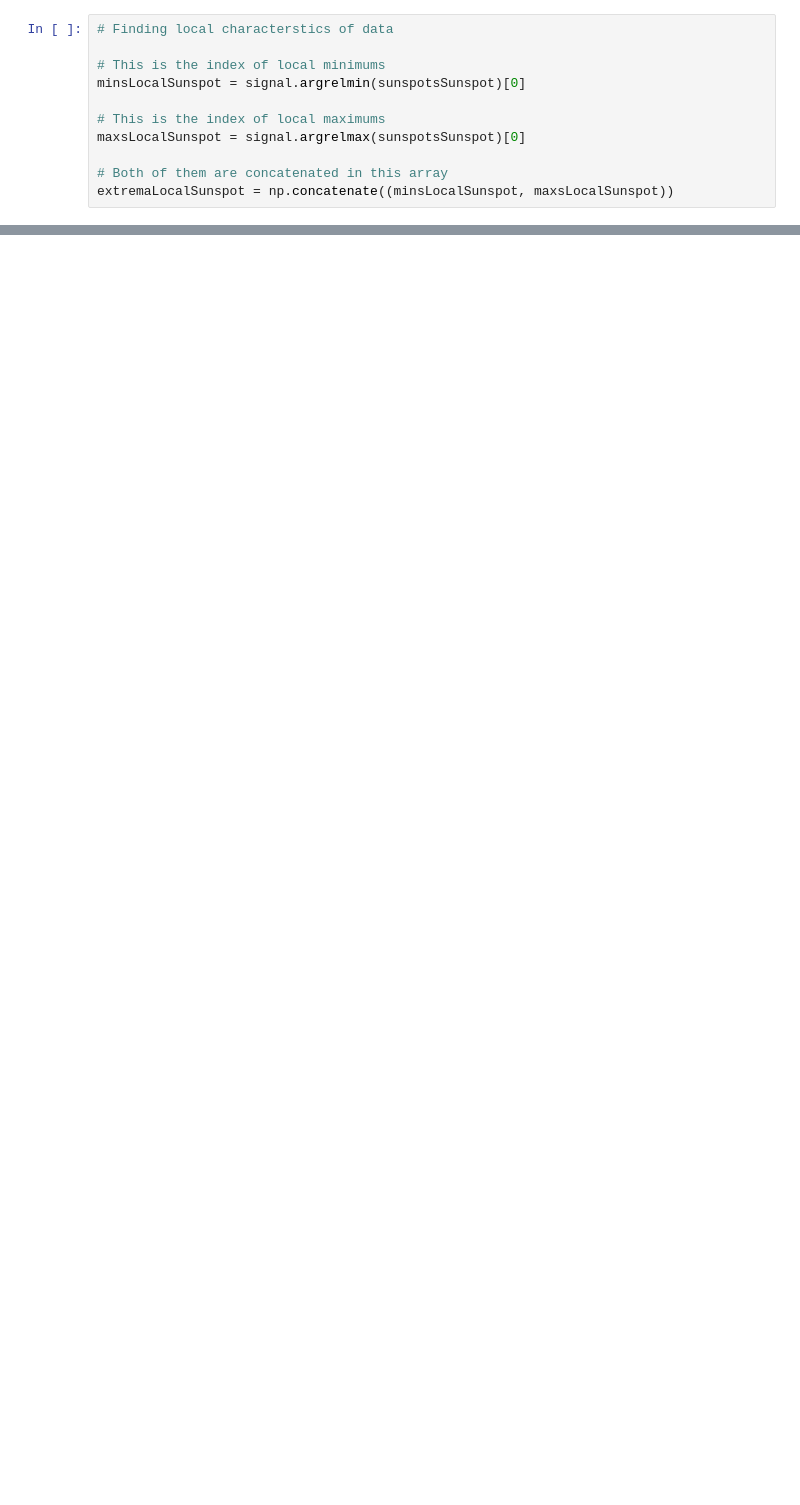
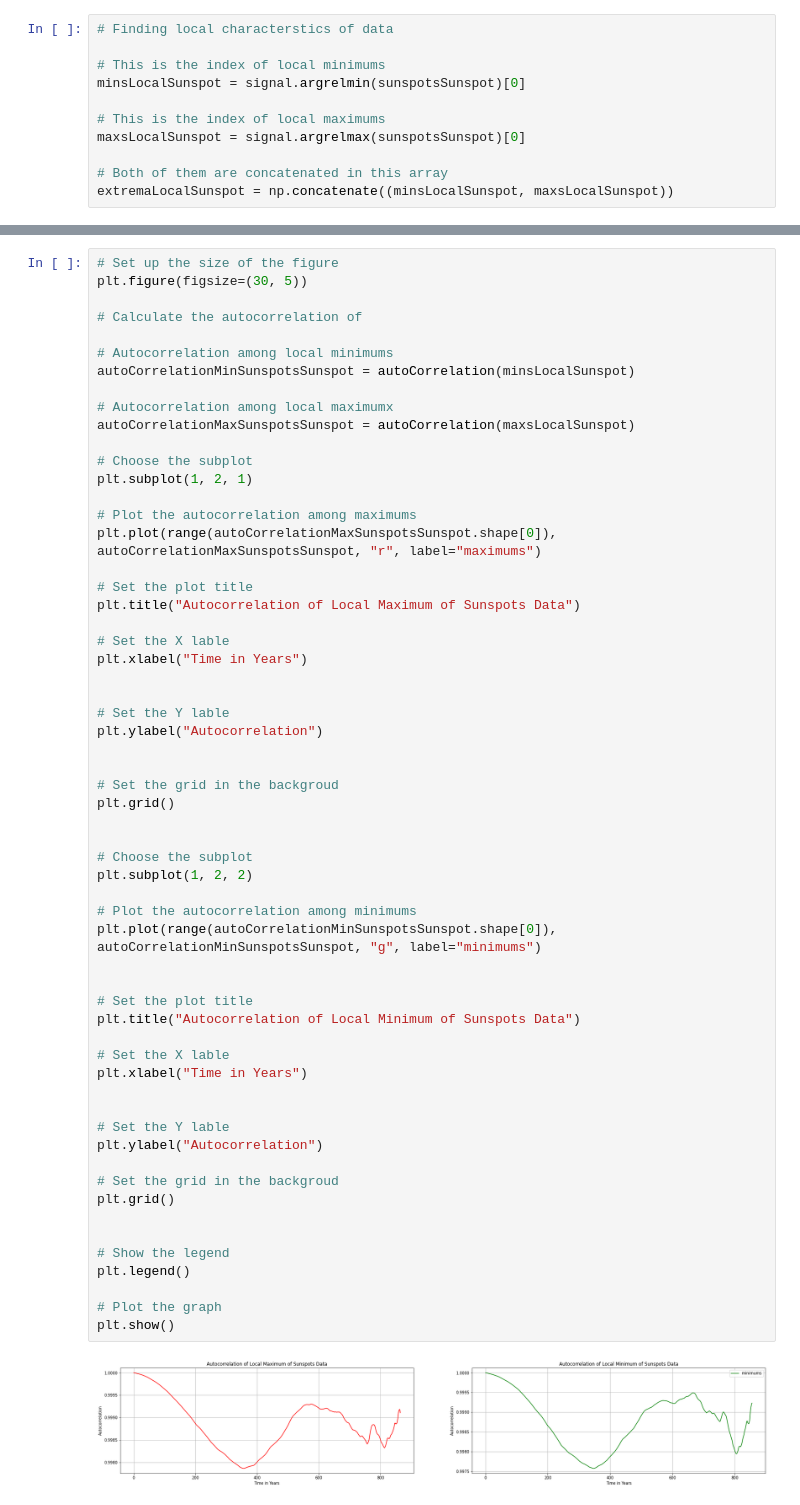
Before and after one commit to kenseiAmit/ai_ml, a Jupyter notebook: Learning NumPy Arrays.ipynb, the cells around one changed output, grey strips where cells are left out. Cells and saved outputs as stored; diff of their text form; blank space fills up the shorter version.

```diff
--- a/Learning NumPy Arrays.ipynb
+++ b/Learning NumPy Arrays.ipynb
@@ -970,0 +1026,61 @@ Freq: AS-JAN, dtype: float64
+# %%
+# Set up the size of the figure
+plt.figure(figsize=(30, 5))
+
+# Calculate the autocorrelation of
+
+# Autocorrelation among local minimums
+autoCorrelationMinSunspotsSunspot = autoCorrelation(minsLocalSunspot)
+
+# Autocorrelation among local maximumx
+autoCorrelationMaxSunspotsSunspot = autoCorrelation(maxsLocalSunspot)
+
+# Choose the subplot
+plt.subplot(1, 2, 1)
+
+# Plot the autocorrelation among maximums
+plt.plot(range(autoCorrelationMaxSunspotsSunspot.shape[0]), autoCorrelationMaxSunspotsSunspot, "r", label="maximums")
+
+# Set the plot title
+plt.title("Autocorrelation of Local Maximum of Sunspots Data")
+
+# Set the X lable
+plt.xlabel("Time in Years")
+
+
+# Set the Y lable
+plt.ylabel("Autocorrelation")
+
+
+# Set the grid in the backgroud
+plt.grid()
+
+
+# Choose the subplot
+plt.subplot(1, 2, 2)
+
+# Plot the autocorrelation among minimums
+plt.plot(range(autoCorrelationMinSunspotsSunspot.shape[0]), autoCorrelationMinSunspotsSunspot, "g", label="minimums")
+
+
+# Set the plot title
+plt.title("Autocorrelation of Local Minimum of Sunspots Data")
+
+# Set the X lable
+plt.xlabel("Time in Years")
+
+
+# Set the Y lable
+plt.ylabel("Autocorrelation")
+
+# Set the grid in the backgroud
+plt.grid()
+
+
+# Show the legend
+plt.legend()
+
+# Plot the graph
+plt.show()
+# %% [output]
+[figure, added]
```
Also changed, not shown: parts of 55 cells of this notebook.
